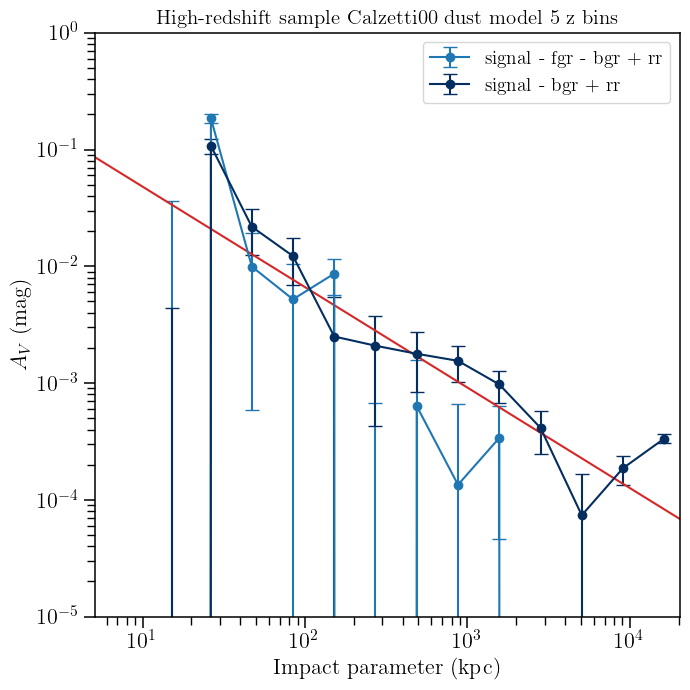
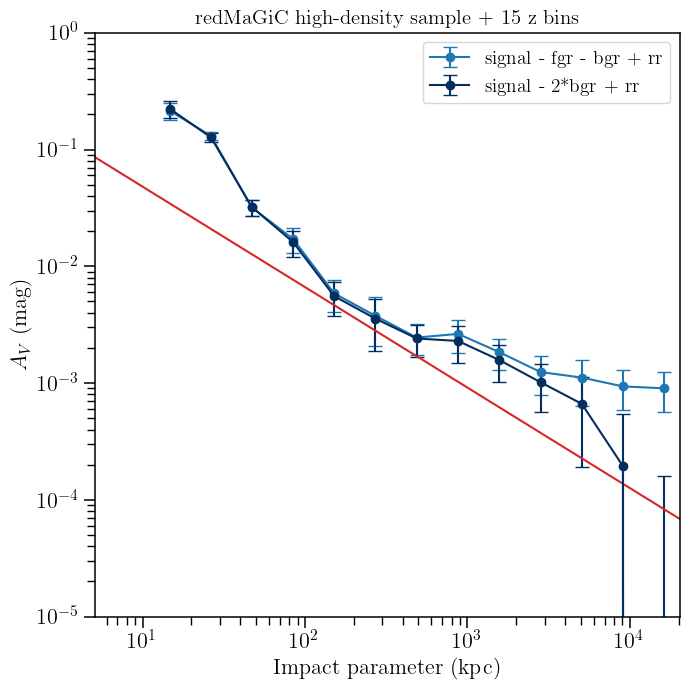
Code edit (unified diff) that turned the first committed figure into the second:
--- before
+++ after
@@ -1,11 +1,16 @@
 fig, ax = plt.subplots(1, 1, figsize=(7,7), tight_layout=True, sharey=True)
 
+with_fgr = hidens_raw_dk['kappa'] - \
+            hidens_fr['kappa'] - hidens_dr['kappa'] + hidens_rr['kappa']
+without_fgr = hidens_raw_dk['kappa'] - \
+            2.0 * hidens_dr['kappa'] + hidens_rr['kappa']
+
 ## First do hi-dens
-ax.errorbar(hiz2_dk['meanr']*scl, dust_hiz2, 
-            yerr=hiz2_dk['sigma'], fmt='-o',capsize=5,
+ax.errorbar(hidens_dk['meanr']*scl, with_fgr, 
+            yerr=hidens_dk['sigma'], fmt='-o',capsize=5,
             color='tab:blue', label='signal - fgr - bgr + rr')
-ax.errorbar(hiz2_dk['meanr']*scl, dust_hiz2 + hiz2_fr['kappa'], 
-            yerr=hiz2_dk['sigma'], fmt='-o',capsize=5,
-            color='xkcd:marine', label='signal - bgr + rr')
+ax.errorbar(hidens_dk['meanr']*scl, without_fgr, 
+            yerr=hidens_dk['sigma'], fmt='-o',capsize=5,
+            color='xkcd:marine', label='signal - 2*bgr + rr')
 
 ax.plot(theory_r, av, color='tab:red')
@@ -18,4 +23,4 @@
 ax.set_ylabel(r'$A_V$ (mag)', fontsize=16)
 ax.legend()
-ax.set_title('High-redshift sample Calzetti00 dust model 5 z bins', fontsize=15)
-fig.savefig("figures/fgr_vs_not_profile.png")
+ax.set_title('redMaGiC high-density sample + 15 z bins', fontsize=15)
+fig.savefig("figures/updated_fgr_vs_not_profile.png")

Commit: plot changes